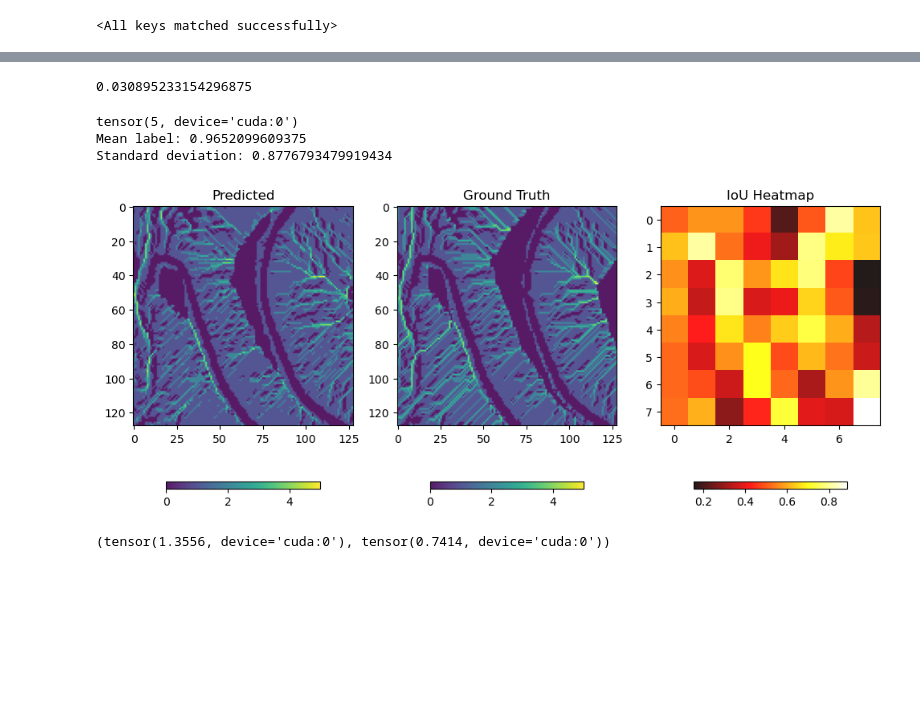
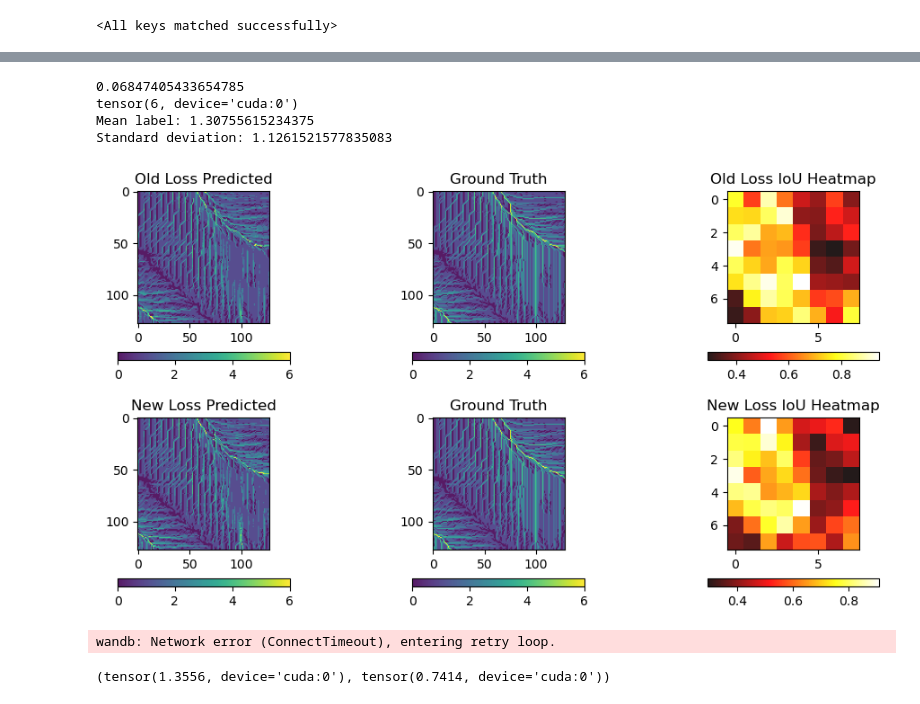
Before and after one commit to SMATousi/dem2so, a Jupyter notebook: New_Metric_Test.ipynb, the cells around one changed output, grey strips where cells are left out. Saved outputs shown, nothing was run; the diff lists cells and outputs as text; code cells hidden in the pictures; blank space fills up the shorter version.

```diff
--- a/New_Metric_Test.ipynb
+++ b/New_Metric_Test.ipynb
@@ -93,6 +106,9 @@ scheduler = torch.optim.lr_scheduler.StepLR(optimizer, step_size=100, gamma=0.1)
 # %%
 artifact_dir = artifact.download()
 # %%
-state_dict = torch.load('./artifacts/model_epoch_200:v6/model_epoch_200.pth')
-new_state_dict = {k.replace('module.', ''): v for k, v in state_dict.items()}
+state_dict_old = torch.load('./artifacts/model_epoch_200:v6/model_epoch_200.pth')
+new_state_dict_old = {k.replace('module.', ''): v for k, v in state_dict_old.items()}
+
+state_dict_new = torch.load('./artifacts/new_loss/model_epoch_600.pth')
+new_state_dict_new = {k.replace('module.', ''): v for k, v in state_dict_new.items()}
 # %%
@@ -290,62 +331,81 @@ so = batch['SO'].to(device)
 rgbs = [batch['RGB'][k].to(device) for k in range(6)]
 
 start = time.time()
-val_outputs = model(dem, rgbs)
+new_val_outputs = model_new_loss(dem, rgbs)
+old_val_outputs = model_old_loss(dem, rgbs)
 end = time.time()
 
 print(end - start)
-loss = criterion(val_outputs, so)
+# loss = criterion(val_outputs, so)
 
 
 
-iou_list, present_iou_list, iou = mIOU(so, val_outputs)
-iou_list_tol, present_iou_list_tol, valid_iou_scores, iou_tol = mIOU_with_tolerance(so, val_outputs)
-present_iou_list_norm, iou_norm = normalize_and_discretize_for_mIoU(so, val_outputs)
-iou_list_tt, present_iou_list_tt, iou_tt = mIOU_with_true_toleramce(so, val_outputs)
-heatmap = regionalize_and_visualize_mIoU(so, val_outputs, num_classes=9, grid_size=(8, 8), mIOU_fn=mIOU)
+# iou_list, present_iou_list, iou = mIOU(so, val_outputs)
+# iou_list_tol, present_iou_list_tol, valid_iou_scores, iou_tol = mIOU_with_tolerance(so, val_outputs)
+# present_iou_list_norm, iou_norm = normalize_and_discretize_for_mIoU(so, val_outputs)
+# iou_list_tt, present_iou_list_tt, iou_tt = mIOU_with_true_toleramce(so, val_outputs)
+heatmap_new = regionalize_and_visualize_mIoU(so, new_val_outputs, num_classes=9, grid_size=(8, 8), mIOU_fn=mIOU)
+heatmap_old = regionalize_and_visualize_mIoU(so, old_val_outputs, num_classes=9, grid_size=(8, 8), mIOU_fn=mIOU)
 
-pred = F.softmax(val_outputs, dim=1)
-pred = torch.argmax(pred, dim=1).squeeze(1)
+pred_new = F.softmax(new_val_outputs, dim=1)
+pred_new = torch.argmax(pred_new, dim=1).squeeze(1)
+
+pred_old = F.softmax(old_val_outputs, dim=1)
+pred_old = torch.argmax(pred_old, dim=1).squeeze(1)
 
 # Flatten the tensor to a single dimension for mean and std calculation
 flat_labels = so.flatten()
 
 # Calculate mean and standard deviation
 mean_label = flat_labels.float().mean()
 std_label = flat_labels.float().std()
 
 print(flat_labels.max())
 print(f"Mean label: {mean_label.item()}")
 print(f"Standard deviation: {std_label.item()}")
 
-fig, (ax1, ax2, ax3) = plt.subplots(1, 3, figsize=(12, 6))
+fig, axs = plt.subplots(2, 3, figsize=(12, 6))
 
 # Plot for predicted
-im1 = ax1.imshow(pred.cpu().numpy().squeeze(), alpha=0.9)
-ax1.set_title("Predicted")
-fig.colorbar(im1, ax=ax1, orientation='horizontal', shrink=0.7)
+im1 = axs[0,0].imshow(pred_old.cpu().numpy().squeeze(), alpha=0.9)
+axs[0,0].set_title("Old Loss Predicted")
+fig.colorbar(im1, ax=axs[0,0], orientation='horizontal', shrink=0.7)
 
 # Plot for ground truth
-im2 = ax2.imshow(so.cpu().numpy().squeeze(), alpha=0.9)
-ax2.set_title("Ground Truth")
-fig.colorbar(im2, ax=ax2, orientation='horizontal', shrink=0.7)
+im2 = axs[0,1].imshow(so.cpu().numpy().squeeze(), alpha=0.9)
+axs[0,1].set_title("Ground Truth")
+fig.colorbar(im2, ax=axs[0,1], orientation='horizontal', shrink=0.7)
 
-im3 = ax3.imshow(heatmap, cmap='hot', alpha=0.9)
-ax3.set_title("IoU Heatmap")
-fig.colorbar(im3, ax=ax3, orientation='horizontal', shrink=0.7)
+im3 = axs[0,2].imshow(heatmap_old, cmap='hot', alpha=0.9)
+axs[0,2].set_title("Old Loss IoU Heatmap")
+fig.colorbar(im3, ax=axs[0,2], orientation='horizontal', shrink=0.7)
+
+im4 = axs[1,0].imshow(pred_new.cpu().numpy().squeeze(), alpha=0.9)
+axs[1,0].set_title("New Loss Predicted")
+fig.colorbar(im4, ax=axs[1,0], orientation='horizontal', shrink=0.7)
+
+# Plot for ground truth
+im5 = axs[1,1].imshow(so.cpu().numpy().squeeze(), alpha=0.9)
+axs[1,1].set_title("Ground Truth")
+fig.colorbar(im5, ax=axs[1,1], orientation='horizontal', shrink=0.7)
+
+im6 = axs[1,2].imshow(heatmap_new, cmap='hot', alpha=0.9)
+axs[1,2].set_title("New Loss IoU Heatmap")
+fig.colorbar(im6, ax=axs[1,2], orientation='horizontal', shrink=0.7)
 
 plt.show()
 
 # plt.imshow(heatmap, cmap='hot', alpha=0.5)
 # plt.colorbar()
 # plt.title("Regional mIoU Heatmap")
 # plt.show()
 # %% [output]
-0.030895233154296875
+0.06847405433654785
+tensor(6, device='cuda:0')
+Mean label: 1.30755615234375
+Standard deviation: 1.1261521577835083
+[figure, new version]
-tensor(5, device='cuda:0')
-Mean label: 0.9652099609375
-Standard deviation: 0.8776793479919434
+wandb: Network error (ConnectTimeout), entering retry loop.
-[figure, old version]
 # %%
 print("Mean iou = ", iou_list_tt)
 # %%
```
Also changed, not shown: parts of 4 cells of this notebook, 1 other file.
